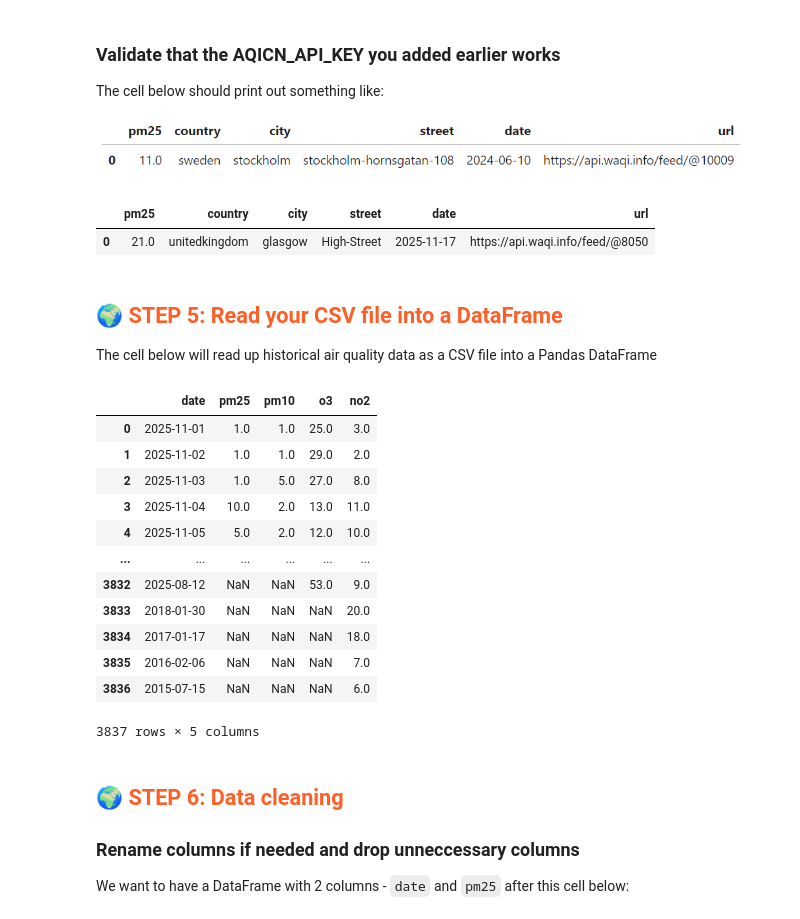
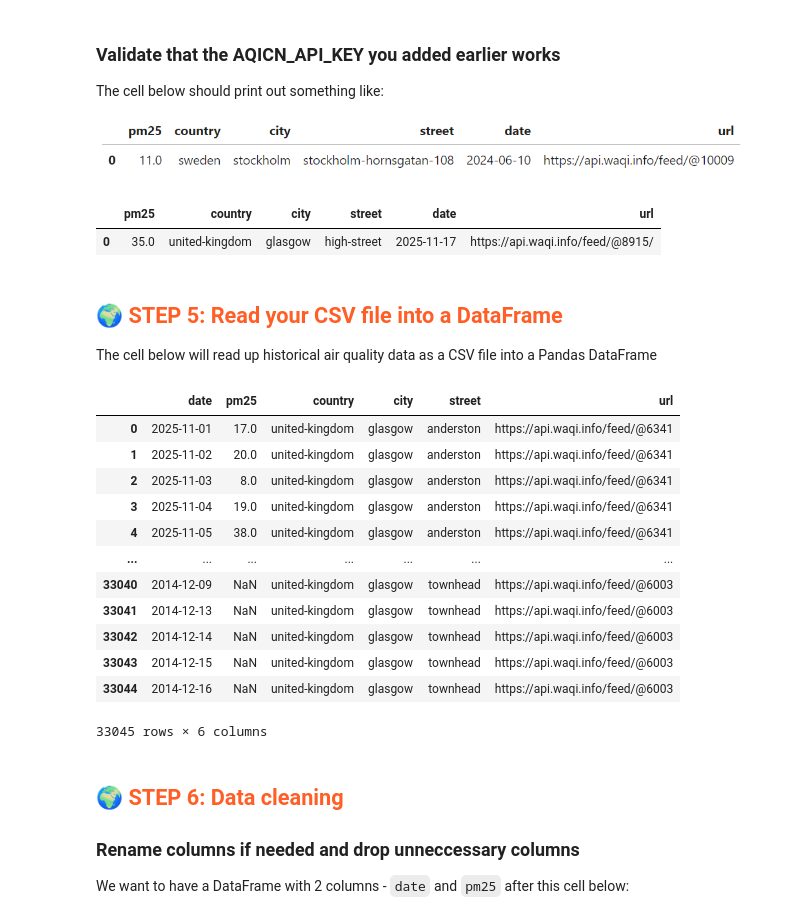
Before and after one commit to featurestorebook/mlfs-book, a Jupyter notebook: notebooks/airquality/1_air_quality_feature_backfill.ipynb, the cells around one changed output. Cells and saved outputs as stored; diff of their text form; code cells hidden in the pictures.

Commit message:
Add multiple sensors for notebook 1-3

```diff
--- a/notebooks/airquality/1_air_quality_feature_backfill.ipynb
+++ b/notebooks/airquality/1_air_quality_feature_backfill.ipynb
@@ -181,8 +183,9 @@ We will fill in the token later by saving the AQICN_API_KEY as a secret in Hopsw
 # %%
 today = datetime.date.today()
 
-csv_file=f"{root_dir}/data/air-quality-data.csv"
-util.check_file_path(csv_file)
+csv_dir = f"{root_dir}/data"
+# csv_file=f"{root_dir}/data/air-quality-data.csv"
+# util.check_file_path(csv_file)
 
 # taken from ~/.env. You can also replace settings.AQICN_API_KEY with the api key value as a string "...."
 if settings.AQICN_API_KEY is None:
@@ -190,12 +193,15 @@ if settings.AQICN_API_KEY is None:
     sys.exit(1)
 
 AQICN_API_KEY = settings.AQICN_API_KEY.get_secret_value()
-aqicn_url = settings.AQICN_URL
-country = settings.AQICN_COUNTRY
-city = settings.AQICN_CITY
-street = settings.AQICN_STREET
+
+
+# Only sensors in glasgow
+country = "united-kingdom"
+city = "glasgow"
+latitude =  "55.8523712158203"
+longitude = "-4.2244873046875"
 # If this API call fails (it fails in a github action), then set longitude and latitude explicitly - comment out next line
-latitude, longitude = util.get_city_coordinates(city)
+# latitude, longitude = util.get_city_coordinates(city)
 # Uncomment this if API call to get longitude and latitude
 #latitude = "53.3498"
 #longitude = "-6.2603"
@@ -225,35 +230,46 @@ The cell below should print out something like:
 ![image.png](attachment:832cc3e9-876c-450f-99d3-cc97abb55b13.png)
 # %%
 try:
-    aq_today_df = util.get_pm25(aqicn_url, country, city, street, today, AQICN_API_KEY)
+    aq_today_df = util.get_pm25(SENSORS[5]['aqicn_url'], country, city, SENSORS[5]['street'], today, AQICN_API_KEY)
 except hopsworks.RestAPIError:
     print("It looks like the AQICN_API_KEY doesn't work for your sensor. Is the API key correct? Is the sensor URL correct?")
 
 aq_today_df.head()
 # %% [output]
 |  | pm25 | country | city | street | date | url |
-| 0 | 21.0 | unitedkingdom | glasgow | High-Street | 2025-11-17 | https://api.waqi.info/feed/@8050 |
+| 0 | 35.0 | united-kingdom | glasgow | high-street | 2025-11-17 | https://api.waqi.info/feed/@8915/ |
 # %% [markdown]
 ## <span style='color:#ff5f27'> 🌍 STEP 5: Read your CSV file into a DataFrame </span>
 
 The cell below will read up historical air quality data as a CSV file into a Pandas DataFrame
 # %%
-df = pd.read_csv(csv_file,  parse_dates=['date'], skipinitialspace=True)
-df
+dfs = []
+for sensor in SENSORS:
+    csv_file = f"{csv_dir}/glasgow-{sensor['street']}-air-quality.csv"
+    df = pd.read_csv(csv_file, parse_dates=['date'], skipinitialspace=True)
+    df = df[['date', 'pm25']]
+    df['country'] = sensor['country']
+    df['city'] = sensor['city']
+    df['street'] = sensor['street']
+    df['url'] = sensor['aqicn_url']
+    dfs.append(df)
+
+df_aq = pd.concat(dfs, ignore_index=True)
+df_aq
 # %% [output]
-|  | date | pm25 | pm10 | o3 | no2 |
-| 0 | 2025-11-01 | 1.0 | 1.0 | 25.0 | 3.0 |
-| 1 | 2025-11-02 | 1.0 | 1.0 | 29.0 | 2.0 |
-| 2 | 2025-11-03 | 1.0 | 5.0 | 27.0 | 8.0 |
-| 3 | 2025-11-04 | 10.0 | 2.0 | 13.0 | 11.0 |
-| 4 | 2025-11-05 | 5.0 | 2.0 | 12.0 | 10.0 |
-| ... | ... | ... | ... | ... | ... |
-| 3832 | 2025-08-12 | NaN | NaN | 53.0 | 9.0 |
-| 3833 | 2018-01-30 | NaN | NaN | NaN | 20.0 |
-| 3834 | 2017-01-17 | NaN | NaN | NaN | 18.0 |
-| 3835 | 2016-02-06 | NaN | NaN | NaN | 7.0 |
-| 3836 | 2015-07-15 | NaN | NaN | NaN | 6.0 |
+|  | date | pm25 | country | city | street | url |
+| 0 | 2025-11-01 | 17.0 | united-kingdom | glasgow | anderston | https://api.waqi.info/feed/@6341 |
+| 1 | 2025-11-02 | 20.0 | united-kingdom | glasgow | anderston | https://api.waqi.info/feed/@6341 |
+| 2 | 2025-11-03 | 8.0 | united-kingdom | glasgow | anderston | https://api.waqi.info/feed/@6341 |
+| 3 | 2025-11-04 | 19.0 | united-kingdom | glasgow | anderston | https://api.waqi.info/feed/@6341 |
+| 4 | 2025-11-05 | 38.0 | united-kingdom | glasgow | anderston | https://api.waqi.info/feed/@6341 |
+| ... | ... | ... | ... | ... | ... | ... |
+| 33040 | 2014-12-09 | NaN | united-kingdom | glasgow | townhead | https://api.waqi.info/feed/@6003 |
+| 33041 | 2014-12-13 | NaN | united-kingdom | glasgow | townhead | https://api.waqi.info/feed/@6003 |
+| 33042 | 2014-12-14 | NaN | united-kingdom | glasgow | townhead | https://api.waqi.info/feed/@6003 |
+| 33043 | 2014-12-15 | NaN | united-kingdom | glasgow | townhead | https://api.waqi.info/feed/@6003 |
+| 33044 | 2014-12-16 | NaN | united-kingdom | glasgow | townhead | https://api.waqi.info/feed/@6003 |
-3837 rows × 5 columns
+33045 rows × 6 columns
 # %% [markdown]
 ## <span style='color:#ff5f27'> 🌍 STEP 6: Data cleaning</span>
 
```
Also changed, not shown: parts of 16 cells of this notebook, 2 other files.
